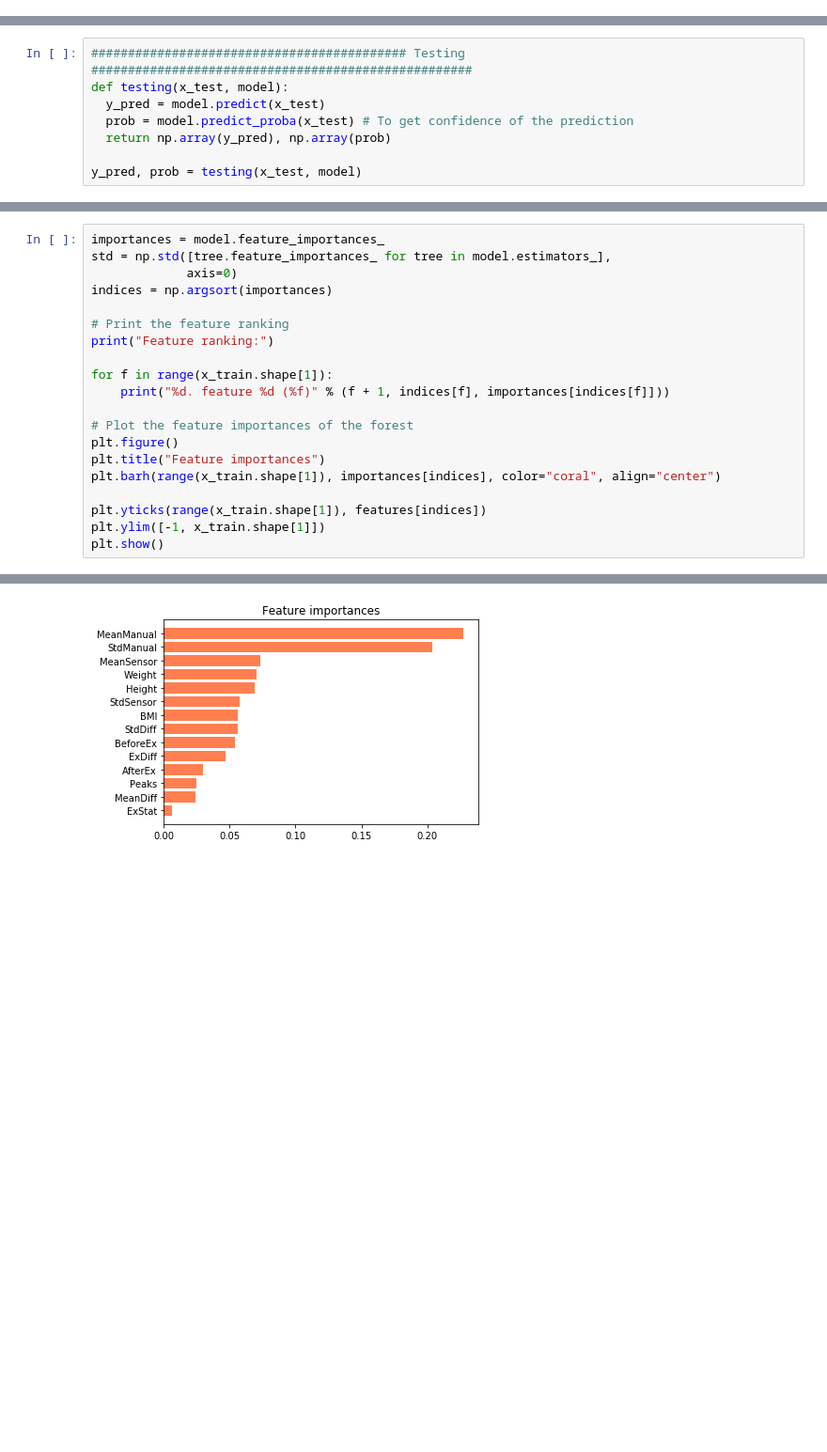
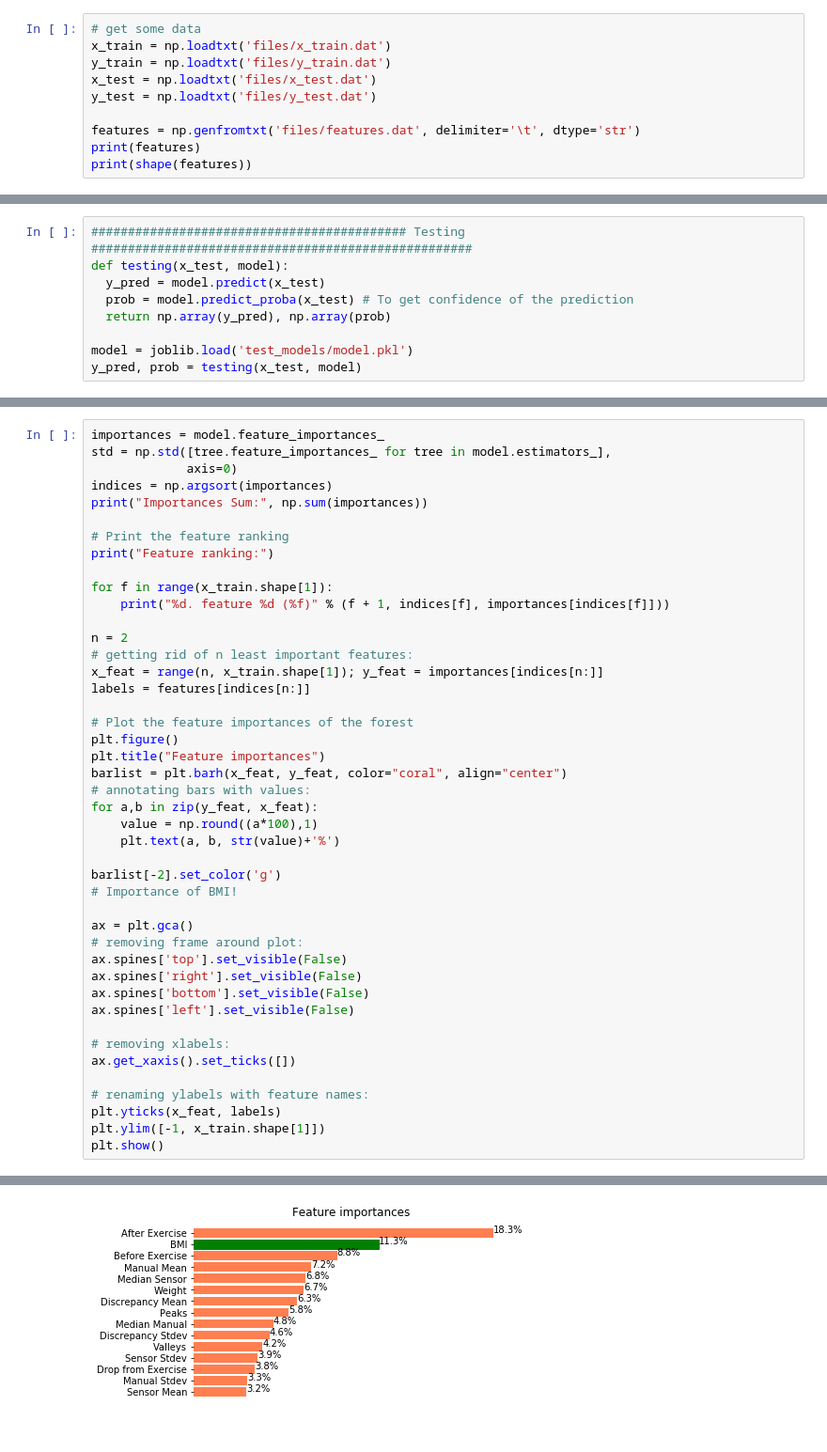
Before and after one commit to rashiv/KnowLow, a Jupyter notebook: model.ipynb, the cells around one changed output, grey strips where cells are left out. Shown at 94% size. Saved outputs shown, nothing was run; the diff lists cells and outputs as text; blank space fills up the shorter version.

```diff
--- a/model.ipynb
+++ b/model.ipynb
@@ -121,0 +19,10 @@ joblib.dump(model,'test_models/model.pkl')
+# %%
+# get some data
+x_train = np.loadtxt('files/x_train.dat')
+y_train = np.loadtxt('files/y_train.dat')
+x_test = np.loadtxt('files/x_test.dat')
+y_test = np.loadtxt('files/y_test.dat')
+
+features = np.genfromtxt('files/features.dat', delimiter='\t', dtype='str')
+print(features)
+print(shape(features))
@@ -126,6 +51,7 @@ def testing(x_test, model):
   prob = model.predict_proba(x_test) # To get confidence of the prediction
   return np.array(y_pred), np.array(prob)
 
+model = joblib.load('test_models/model.pkl')
 y_pred, prob = testing(x_test, model)
 # %%
 def plot_confusion_matrix(cm, ylabel, xlabel):
@@ -216,6 +148,7 @@ importances = model.feature_importances_
 std = np.std([tree.feature_importances_ for tree in model.estimators_],
              axis=0)
 indices = np.argsort(importances)
+print("Importances Sum:", np.sum(importances))
 
 # Print the feature ranking
 print("Feature ranking:")
@@ -223,12 +156,35 @@ print("Feature ranking:")
 for f in range(x_train.shape[1]):
     print("%d. feature %d (%f)" % (f + 1, indices[f], importances[indices[f]]))
 
+n = 2
+# getting rid of n least important features:
+x_feat = range(n, x_train.shape[1]); y_feat = importances[indices[n:]]
+labels = features[indices[n:]]
+
 # Plot the feature importances of the forest
 plt.figure()
 plt.title("Feature importances")
-plt.barh(range(x_train.shape[1]), importances[indices], color="coral", align="center")
+barlist = plt.barh(x_feat, y_feat, color="coral", align="center")
+# annotating bars with values:
+for a,b in zip(y_feat, x_feat):
+    value = np.round((a*100),1)
+    plt.text(a, b, str(value)+'%')
 
-plt.yticks(range(x_train.shape[1]), features[indices])
+barlist[-2].set_color('g')
+# Importance of BMI!
+
+ax = plt.gca()
+# removing frame around plot:
+ax.spines['top'].set_visible(False)
+ax.spines['right'].set_visible(False)
+ax.spines['bottom'].set_visible(False)
+ax.spines['left'].set_visible(False)
+
+# removing xlabels:
+ax.get_xaxis().set_ticks([])
+
+# renaming ylabels with feature names:
+plt.yticks(x_feat, labels)
 plt.ylim([-1, x_train.shape[1]])
 plt.show()
 # %% [output]
@@ -250 +210 @@ Feature ranking:
-[figure, old version]
+[figure, new version]
```
Also changed, not shown: parts of 15 cells of this notebook, 2 other files.
